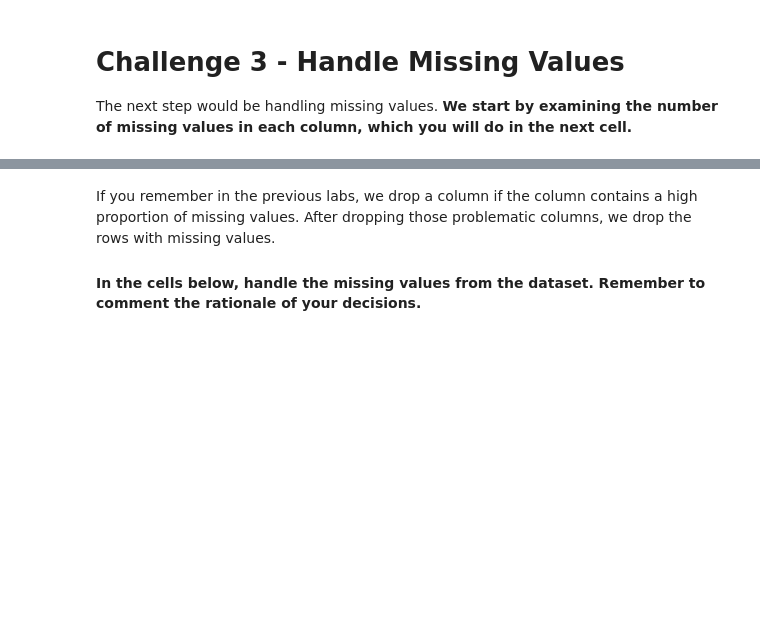
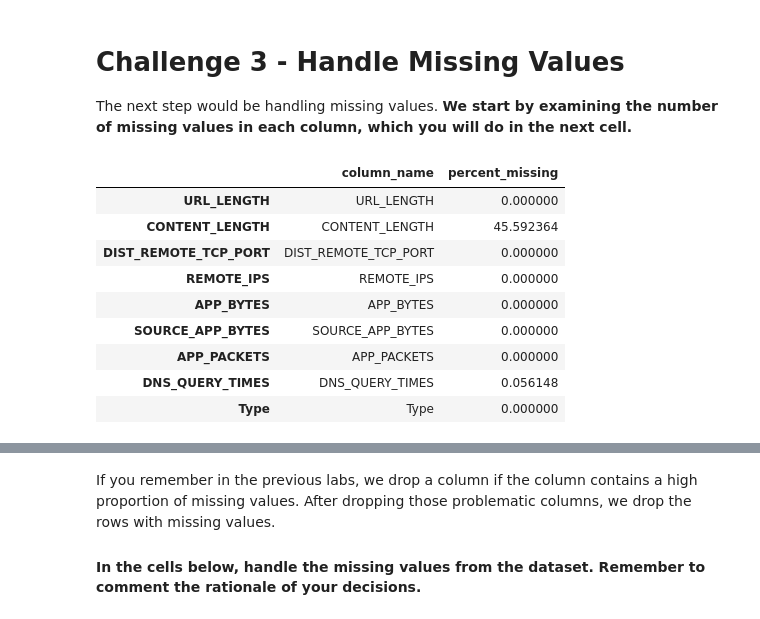
Before and after one commit to MargaMontV/dataptmad0223_labs, a Jupyter notebook: module-3/supervised-learning/your-code/main.ipynb, the cells around one changed output, grey strips where cells are left out. Saved outputs shown, nothing was run; the diff lists cells and outputs as text; code cells hidden in the pictures; blank space fills up the shorter version.

```diff
--- a/module-3/supervised-learning/your-code/main.ipynb
+++ b/module-3/supervised-learning/your-code/main.ipynb
@@ -254,0 +244,18 @@ The next step would be handling missing values. **We start by examining the numb
+# %%
+values = new_numerical_websites_2.isnull().any(axis = 1)
+missing_values = values[values == True]
+percent_missing =new_numerical_websites_2.isnull().sum() * 100 / len(new_numerical_websites_2)
+# %%
+ratio_missing_rows = pd.DataFrame({'column_name': new_numerical_websites_2.columns,'percent_missing': percent_missing})
+ratio_missing_rows
+# %% [output]
+|  | column_name | percent_missing |
+| URL_LENGTH | URL_LENGTH | 0.000000 |
+| CONTENT_LENGTH | CONTENT_LENGTH | 45.592364 |
+| DIST_REMOTE_TCP_PORT | DIST_REMOTE_TCP_PORT | 0.000000 |
+| REMOTE_IPS | REMOTE_IPS | 0.000000 |
+| APP_BYTES | APP_BYTES | 0.000000 |
+| SOURCE_APP_BYTES | SOURCE_APP_BYTES | 0.000000 |
+| APP_PACKETS | APP_PACKETS | 0.000000 |
+| DNS_QUERY_TIMES | DNS_QUERY_TIMES | 0.056148 |
+| Type | Type | 0.000000 |
```
Also changed, not shown: parts of 23 cells of this notebook.
